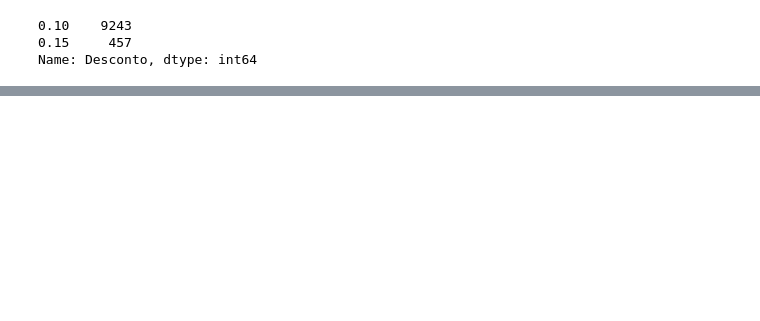
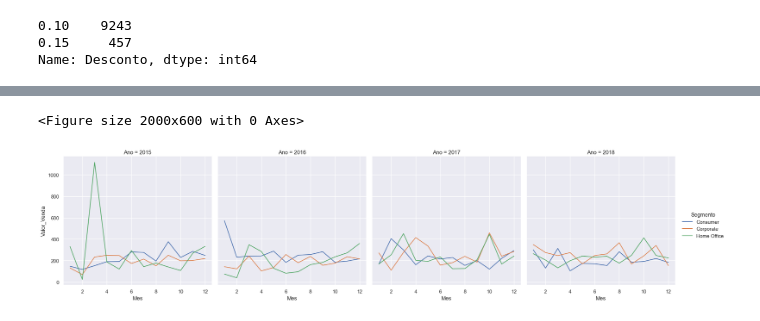
Before and after one commit to eduardamota/Pyhton-DSA, a Jupyter notebook: Cap13/Projeto2-Problema Varejo.ipynb, the cells around one changed output, grey strips where cells are left out. Drawn from its saved outputs; the diff is of its cells as text; code cells hidden in the pictures; blank space fills up the shorter version.

```diff
--- a/Cap13/Projeto2-Problema Varejo.ipynb
+++ b/Cap13/Projeto2-Problema Varejo.ipynb
@@ -352,0 +355,3 @@ Média de vendas com desconto é 2116.81 e sem desconto é 1799.29
+# %%
+#Extraindo o mês e gravando em uma tabela
+varejo_df['Mes'] = varejo_df['Data_Pedido'].dt.month
@@ -352,0 +367,3 @@ Média de vendas com desconto é 2116.81 e sem desconto é 1799.29
+# %%
+#Média por segmento, ano e mes
+varejo_df_media_san = varejo_df.groupby(['Segmento', 'Ano','Mes'])['Valor_Venda'].mean().reset_index()
@@ -352,0 +386,22 @@ Média de vendas com desconto é 2116.81 e sem desconto é 1799.29
+# %%
+#Extraindo os níveis
+segmentos = varejo_df_media_san['Segmento']
+anos = varejo_df_media_san['Ano']
+mes = varejo_df_media_san['Mes']
+# %%
+#Criando gráfico
+plt.figure(figsize=(20, 6))
+sns.set()
+
+fig1 = sns.relplot( kind = 'line',
+                    data=varejo_df_media_san,
+                    x=mes,
+                    y='Valor_Venda',
+                    hue=segmentos,
+                    col=anos,
+                    col_wrap=4)
+
+plt.show()
+# %% [output]
+<Figure size 2000x600 with 0 Axes>
+[figure, added]
```
Also changed, not shown: parts of 23 cells of this notebook.
